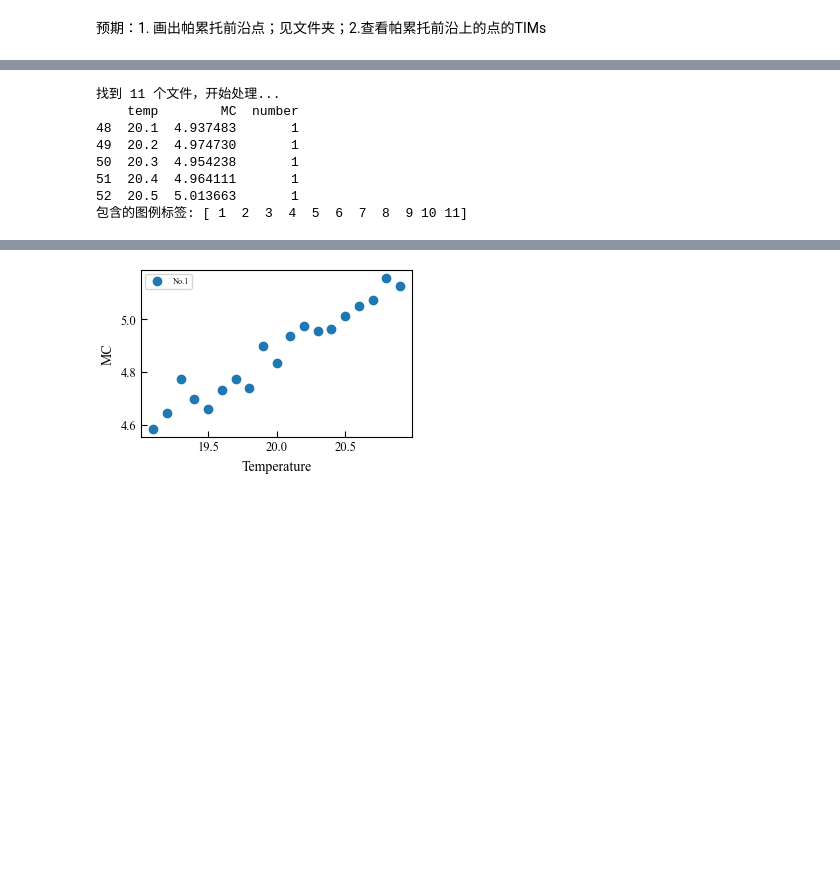
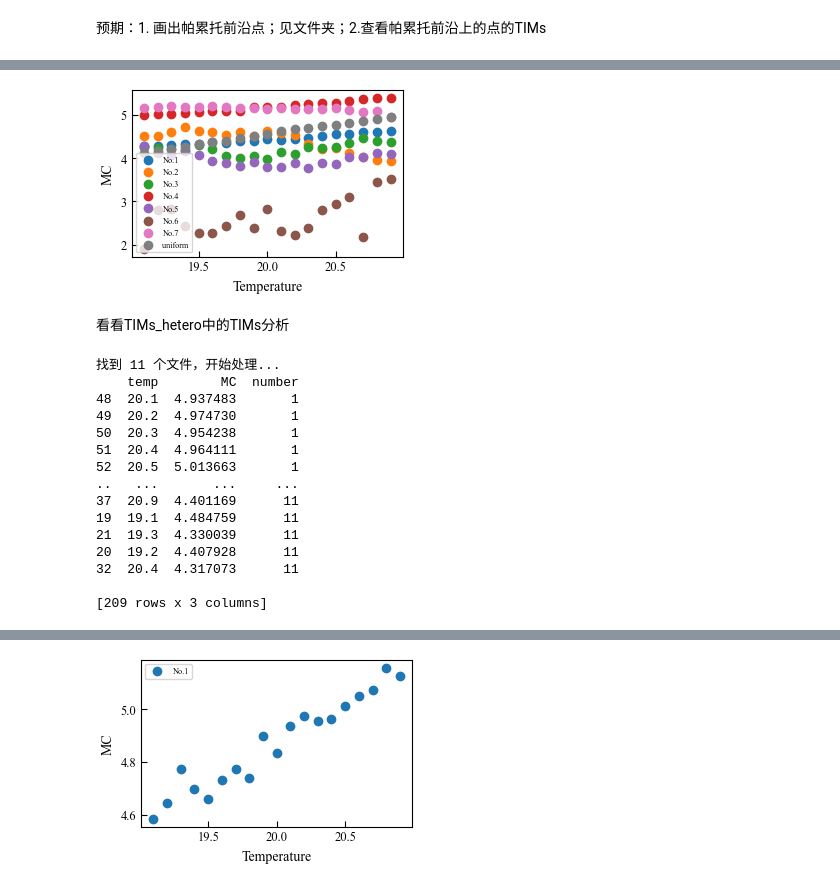
Before and after one commit to VvvpC/spnc_TIMs_heterogeneous, a Jupyter notebook: Analysis/Paretofront_points_TIMs_task.ipynb, the cells around one changed output, grey strips where cells are left out. Drawn from its saved outputs; the diff is of its cells as text; code cells hidden in the pictures; blank space fills up the shorter version.

```diff
--- a/Analysis/Paretofront_points_TIMs_task.ipynb
+++ b/Analysis/Paretofront_points_TIMs_task.ipynb
@@ -87,0 +24,10 @@ def load_and_merge_data(folder_path, file_pattern, columns_of_interest=None):
+# %%
+folder_loc = "../MOO_21" # 相对路径
+pattern = "result_MC_heterogeneous"
+cols_needed = ['temp', 'MC'] # 假设你需要这两列，根据实际情况修改
+
+# 调用函数
+df_all = load_data(folder_loc, pattern, cols_needed)
+
+# 检查数据
+print(df_all)
@@ -87,0 +50,8 @@ def load_and_merge_data(folder_path, file_pattern, columns_of_interest=None):
+# %%
+# 单独提取number为10的储层数据，注意重新排序
+subset = df_all[df_all['number'] == 7].sort_values('temp')
+print(subset)
+
+# 对mc_array进行TIMs特征分析
+analysis_results = analysis_TIMs_with_temperatures(subset['MC'])
+print(analysis_results)
@@ -88,3 +134,44 @@ def load_and_merge_data(folder_path, file_pattern, columns_of_interest=None):
+# %%
+# 开始画图
+plot_style_config.set_pub_style()
+
+# 获取所有唯一的标签
+labels = df_all['number'].unique()
+
+plt.figure(figsize=plot_style_config.get_figsize('single'))
+
+filename1 = '../result_MC_uniform_tr19.03to21.08s0.1_bs16.78_bt20.0_temp_sweep.csv'
+df_uniform = pd.read_csv(filename1)
+
+
+# 循环遍历每一个标签，单独画一条线
+for label in labels:
+    # 筛选出当前标签的数据
+    subset = df_all[df_all['number'] == label]
+    plt.scatter(
+        subset['temp'],
+        subset['MC'],
+        label=f'No.{label}',  # 这里使用标签作为图例
+        marker='o',
+        linewidth=1
+    )
+
+plt.scatter(
+    df_uniform['temp'],
+    df_uniform['MC'],
+    label='uniform',
+    marker='o',
+    linewidth=1
+)
+
+plt.xlabel('Temperature')
+plt.ylabel('MC')
+plt.legend()  # 显示所有 legend
+plt.show()
+# %% [output]
+[figure, added]
+# %% [markdown]
+看看TIMs_hetero中的TIMs分析
 # %%
 # 设定参数
 folder_loc = "../paretofront_points_TIMs_NARMA10" # 相对路径
@@ -92,11 +179,10 @@ pattern = "result_MC_heterogeneous"
 cols_needed = ['temp', 'MC'] # 假设你需要这两列，根据实际情况修改
 
 # 调用函数
-df_all = load_and_merge_data(folder_loc, pattern, cols_needed)
+df_all = load_data(folder_loc, pattern, cols_needed)
 
 # 检查数据
-print(df_all.head())
-print(f"包含的图例标签: {df_all['number'].unique()}")
+print(df_all)
 # %% [output]
 找到 11 个文件，开始处理...
     temp        MC  number
@@ -105,4 +191,11 @@ print(f"包含的图例标签: {df_all['number'].unique()}")
 50  20.3  4.954238       1
 51  20.4  4.964111       1
 52  20.5  5.013663       1
-包含的图例标签: [ 1  2  3  4  5  6  7  8  9 10 11]
+..   ...       ...     ...
+37  20.9  4.401169      11
+19  19.1  4.484759      11
+21  19.3  4.330039      11
+20  19.2  4.407928      11
+32  20.4  4.317073      11
+
+[209 rows x 3 columns]
```
Also changed, not shown: parts of 14 cells of this notebook, 47 other files.
